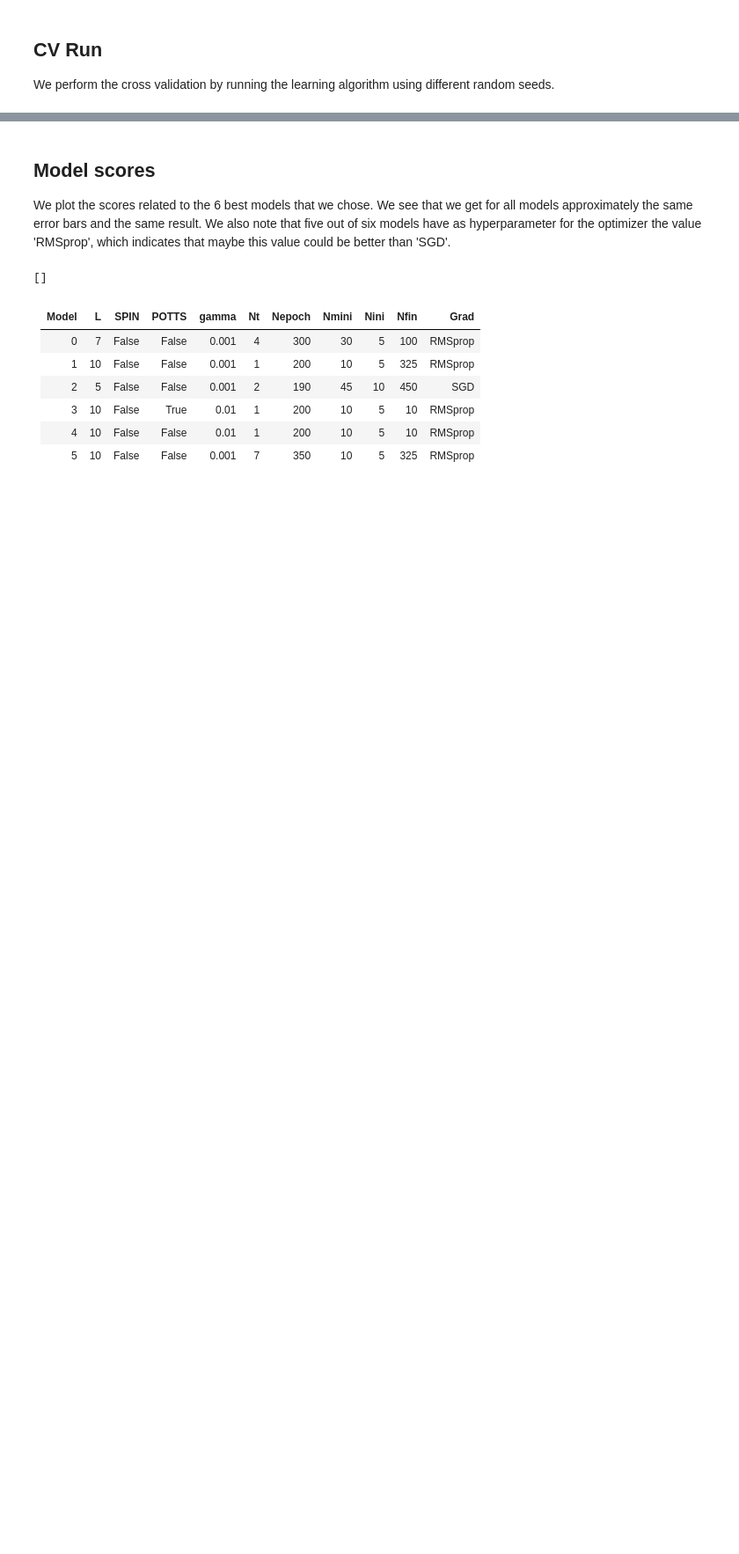
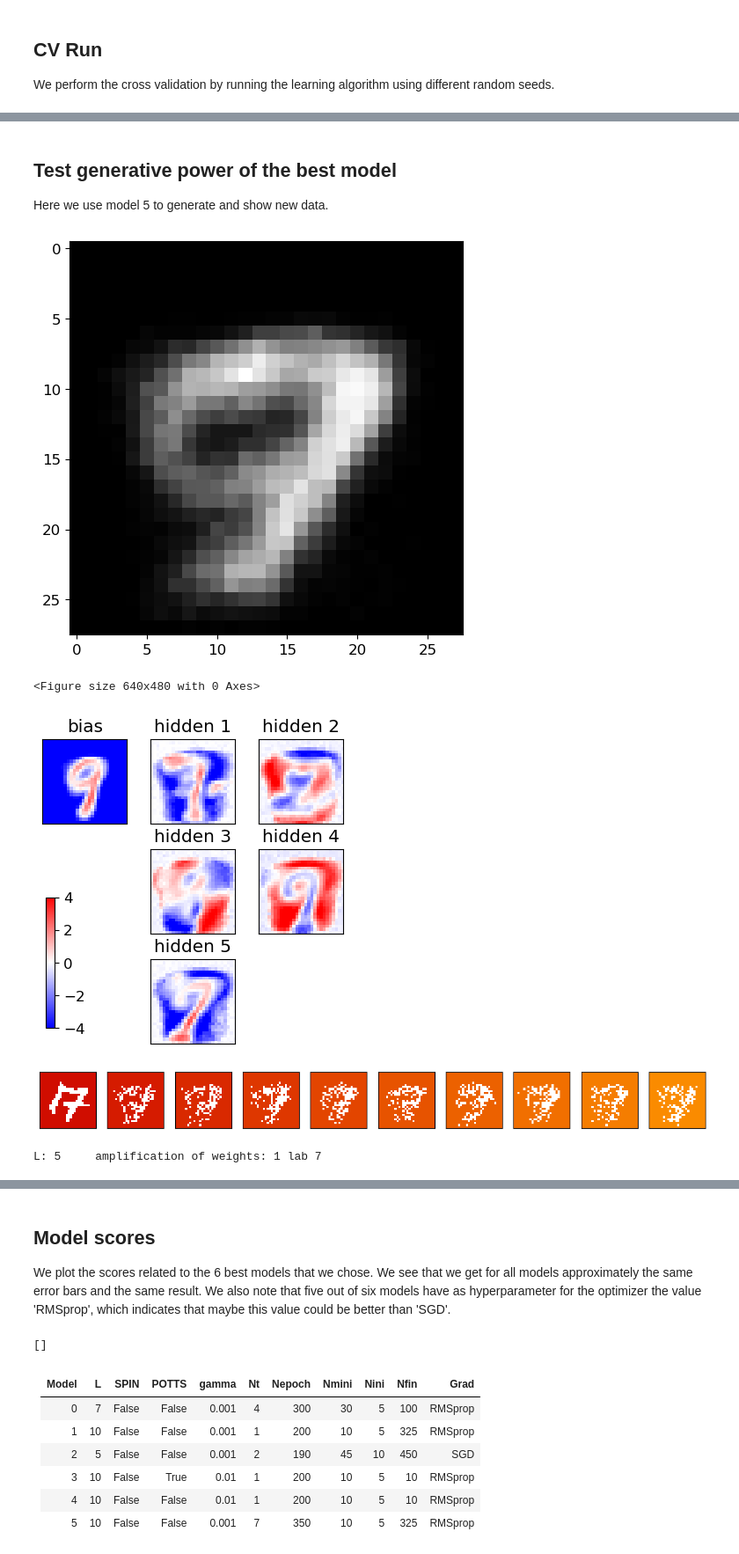
Before and after one commit to BelliLuigi/LCP-B, a Jupyter notebook: ex2/group2510_exercise2.ipynb, the cells around one changed output, grey strips where cells are left out. Shown at 88% size. Drawn from its saved outputs; the diff is of its cells as text; code cells hidden in the pictures; blank space fills up the shorter version.

```diff
--- a/ex2/group2510_exercise2.ipynb
+++ b/ex2/group2510_exercise2.ipynb
@@ -518 +531,49 @@ epoch 15 / 150  Nt: 5  N: 10  L: 8  rate: 0.004718120805369127  m: 0.50353137246
 ... (82 outputs left out)
+# %% [markdown]
+## Test generative power of the best model
+
+Here we use model 5 to generate and show new data.
+# %%
+ee=-1 ##
+NN=100
+traj_x,traj_z = np.zeros((NN+2,D)), np.zeros((NN+2,L))
+xf=np.copy(data[(danum := np.random.randint(Nd))])
+labf=label[danum]
+traj_x[0]=np.copy(xf)
+
+# AF: multiply weights and biases by a number >1 to achieve a more deterministic behavior,
+# equivalent to lower the temperature in a Boltzmann weight -> select lowest energies
+# Note: here, this is done in the negative CD step only
+AF=1
+
+for t in range(NN):
+    t1=t+1
+    # positive CD phase: generating fantasy zf from fantasy xf
+    zf = CD_step(xf,1*wE[ee],1*bE[ee], a_func=active, POTTS=POTTS)
+    traj_z[t] = np.copy(zf)
+    # negative CD pzase: generating fantasy xf from fantasy zf
+    xf = CD_step(zf,AF*wE[ee].T, AF*aE[ee], a_func=active)
+    traj_x[t1] = np.copy(xf)
+
+
+plot_weights_bias(wE, aE, Nepoch, L, cols=Ncols, save=False)
+
+col0,col1,col2,col3,col4=(0.8,0,0,1),(1,0.6,0,1),(0,.7,0,1),(0.2,0.2,1,1),(1,0,1,1)
+show_MNIST(traj_x[0:],Nex=10,colors=(col0,col1))
+#show_MNIST(traj_x[10:],Nex=10,colors=(col1,col2))
+#show_MNIST(traj_x[20:],Nex=10,colors=(col2,col3))
+#show_MNIST(traj_x[40:],Nex=10,colors=(col3,col4))
+print("L:",L,"    amplification of weights:",AF, 'lab', labf)
+
+travj_x = np.mean(traj_x, axis=0)
+bintravj_x = np.where(travj_x > .5, 1, 0)
+fig, ax = plt.subplots(1, 2, layout='constrained')
+ax[0].imshow(travj_x.reshape(28,28), cmap='gray')
+ax[1].imshow(bintravj_x.reshape(28,28), cmap='gray')
+plt.show()
+# %% [output]
+[figure, added]
+<Figure size 640x480 with 0 Axes>
+[figure, added]
+[figure, added]
+L: 5     amplification of weights: 1 lab 7
```
Also changed, not shown: parts of 7 cells of this notebook, 17 other files.
